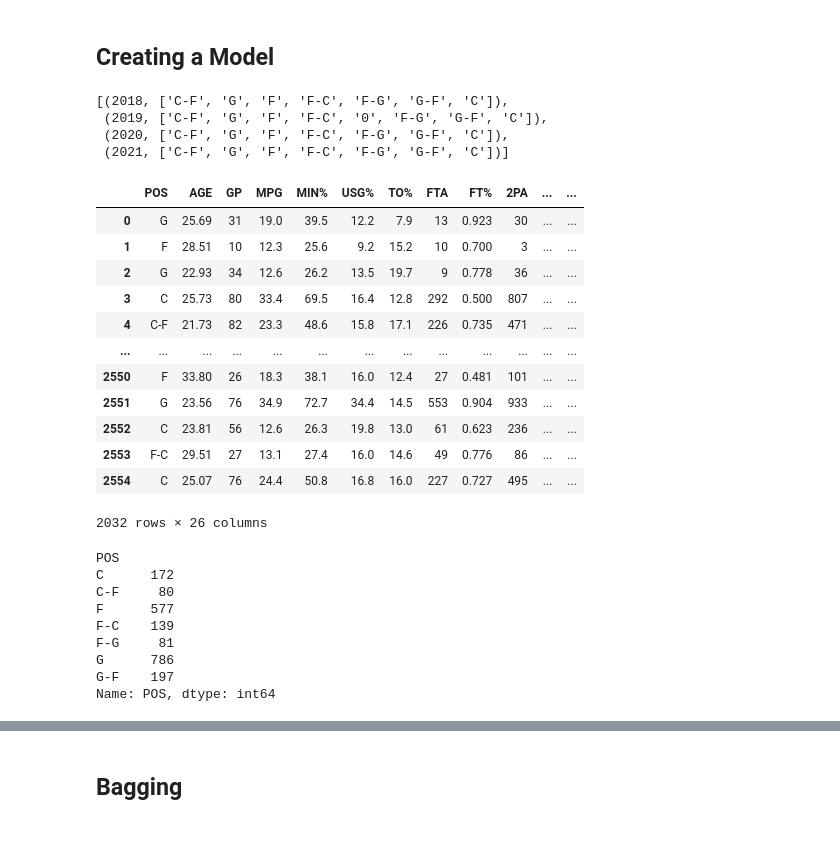
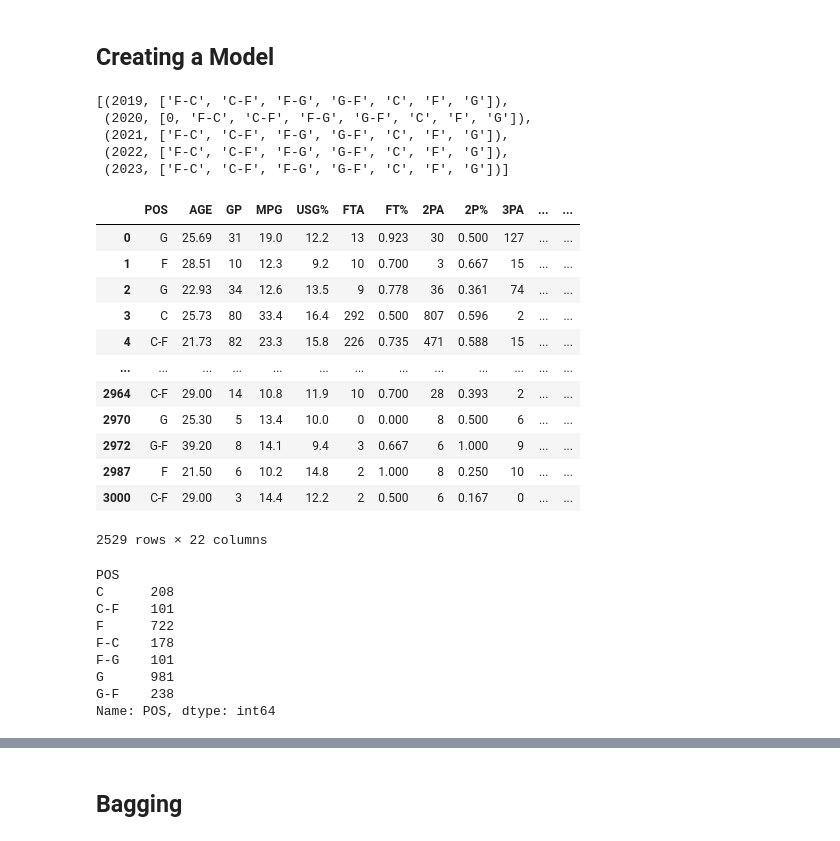
Before and after one commit to bonyejekwe/Basketball_Position_Predictor, a Jupyter notebook: Other_Models.ipynb, the cells around one changed output, grey strips where cells are left out. Saved outputs shown, nothing was run; the diff lists cells and outputs as text; code cells hidden in the pictures.

```diff
--- a/Other_Models.ipynb
+++ b/Other_Models.ipynb
@@ -4,0 +10,3 @@
+# %%
+stats_df = clean_data() # preprocessed, clean data
+stats_df
@@ -21,40 +146,40 @@ data = nbastuffer_dataframe(playoffs=False)
 # %%
-stats_df = data
-[(i, list(set(stats_df[stats_df['Year'] == i]['POS']))) for i in range(2018, 2022)]  # test
+[(i, list(set(stats_df[stats_df['Year'] == i]['POS']))) for i in set(stats_df["Year"])]
 # %% [output]
-[(2018, ['C-F', 'G', 'F', 'F-C', 'F-G', 'G-F', 'C']),
- (2019, ['C-F', 'G', 'F', 'F-C', '0', 'F-G', 'G-F', 'C']),
- (2020, ['C-F', 'G', 'F', 'F-C', 'F-G', 'G-F', 'C']),
- (2021, ['C-F', 'G', 'F', 'F-C', 'F-G', 'G-F', 'C'])]
+[(2019, ['F-C', 'C-F', 'F-G', 'G-F', 'C', 'F', 'G']),
+ (2020, [0, 'F-C', 'C-F', 'F-G', 'G-F', 'C', 'F', 'G']),
+ (2021, ['F-C', 'C-F', 'F-G', 'G-F', 'C', 'F', 'G']),
+ (2022, ['F-C', 'C-F', 'F-G', 'G-F', 'C', 'F', 'G']),
+ (2023, ['F-C', 'C-F', 'F-G', 'G-F', 'C', 'F', 'G'])]
 # %%
-stats_df = stats_df[stats_df['POS'] != "0"].copy()  # Nicolo Melli (F) - 2019
+stats_df = stats_df[stats_df['POS'] != 0].copy()  # Nicolo Melli (F) - 2019
 stats_df = stats_df[stats_df["MPG"] >= 10 ].copy()  # players that played at least 10 minutes
 stats_df = stats_df.drop(["RANK", "NAME", "TEAM", "Year"], axis=1)
 stats_df
 # %% [output]
-|  | POS | AGE | GP | MPG | MIN% | USG% | TO% | FTA | FT% | 2PA | ... | ... |
-| 0 | G | 25.69 | 31 | 19.0 | 39.5 | 12.2 | 7.9 | 13 | 0.923 | 30 | ... | ... |
-| 1 | F | 28.51 | 10 | 12.3 | 25.6 | 9.2 | 15.2 | 10 | 0.700 | 3 | ... | ... |
-| 2 | G | 22.93 | 34 | 12.6 | 26.2 | 13.5 | 19.7 | 9 | 0.778 | 36 | ... | ... |
-| 3 | C | 25.73 | 80 | 33.4 | 69.5 | 16.4 | 12.8 | 292 | 0.500 | 807 | ... | ... |
-| 4 | C-F | 21.73 | 82 | 23.3 | 48.6 | 15.8 | 17.1 | 226 | 0.735 | 471 | ... | ... |
+|  | POS | AGE | GP | MPG | USG% | FTA | FT% | 2PA | 2P% | 3PA | ... | ... |
+| 0 | G | 25.69 | 31 | 19.0 | 12.2 | 13 | 0.923 | 30 | 0.500 | 127 | ... | ... |
+| 1 | F | 28.51 | 10 | 12.3 | 9.2 | 10 | 0.700 | 3 | 0.667 | 15 | ... | ... |
+| 2 | G | 22.93 | 34 | 12.6 | 13.5 | 9 | 0.778 | 36 | 0.361 | 74 | ... | ... |
+| 3 | C | 25.73 | 80 | 33.4 | 16.4 | 292 | 0.500 | 807 | 0.596 | 2 | ... | ... |
+| 4 | C-F | 21.73 | 82 | 23.3 | 15.8 | 226 | 0.735 | 471 | 0.588 | 15 | ... | ... |
 | ... | ... | ... | ... | ... | ... | ... | ... | ... | ... | ... | ... | ... |
-| 2550 | F | 33.80 | 26 | 18.3 | 38.1 | 16.0 | 12.4 | 27 | 0.481 | 101 | ... | ... |
-| 2551 | G | 23.56 | 76 | 34.9 | 72.7 | 34.4 | 14.5 | 553 | 0.904 | 933 | ... | ... |
-| 2552 | C | 23.81 | 56 | 12.6 | 26.3 | 19.8 | 13.0 | 61 | 0.623 | 236 | ... | ... |
-| 2553 | F-C | 29.51 | 27 | 13.1 | 27.4 | 16.0 | 14.6 | 49 | 0.776 | 86 | ... | ... |
-| 2554 | C | 25.07 | 76 | 24.4 | 50.8 | 16.8 | 16.0 | 227 | 0.727 | 495 | ... | ... |
+| 2964 | C-F | 29.00 | 14 | 10.8 | 11.9 | 10 | 0.700 | 28 | 0.393 | 2 | ... | ... |
+| 2970 | G | 25.30 | 5 | 13.4 | 10.0 | 0 | 0.000 | 8 | 0.500 | 6 | ... | ... |
+| 2972 | G-F | 39.20 | 8 | 14.1 | 9.4 | 3 | 0.667 | 6 | 1.000 | 9 | ... | ... |
+| 2987 | F | 21.50 | 6 | 10.2 | 14.8 | 2 | 1.000 | 8 | 0.250 | 10 | ... | ... |
+| 3000 | C-F | 29.00 | 3 | 14.4 | 12.2 | 2 | 0.500 | 6 | 0.167 | 0 | ... | ... |
-2032 rows × 26 columns
+2529 rows × 22 columns
 # %%
 #plt.hist(stats_df["AGE"])
 print(stats_df.groupby('POS')['POS'].count()) #print(list(set(stats_df['POS'])))
 # %% [output]
 POS
-C      172
-C-F     80
-F      577
-F-C    139
-F-G     81
-G      786
-G-F    197
+C      208
+C-F    101
+F      722
+F-C    178
+F-G    101
+G      981
+G-F    238
 Name: POS, dtype: int64
```
Also changed, not shown: parts of 28 cells of this notebook, 9 other files.
